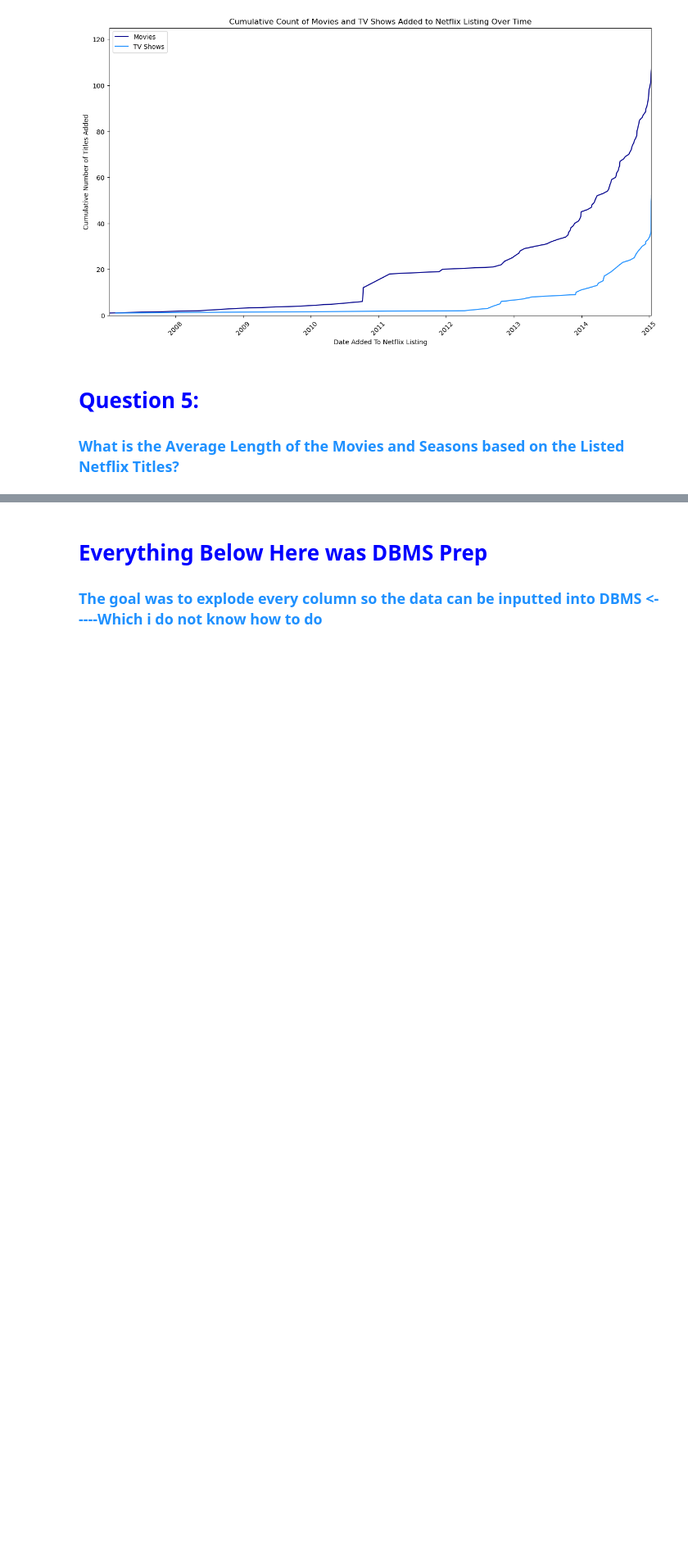
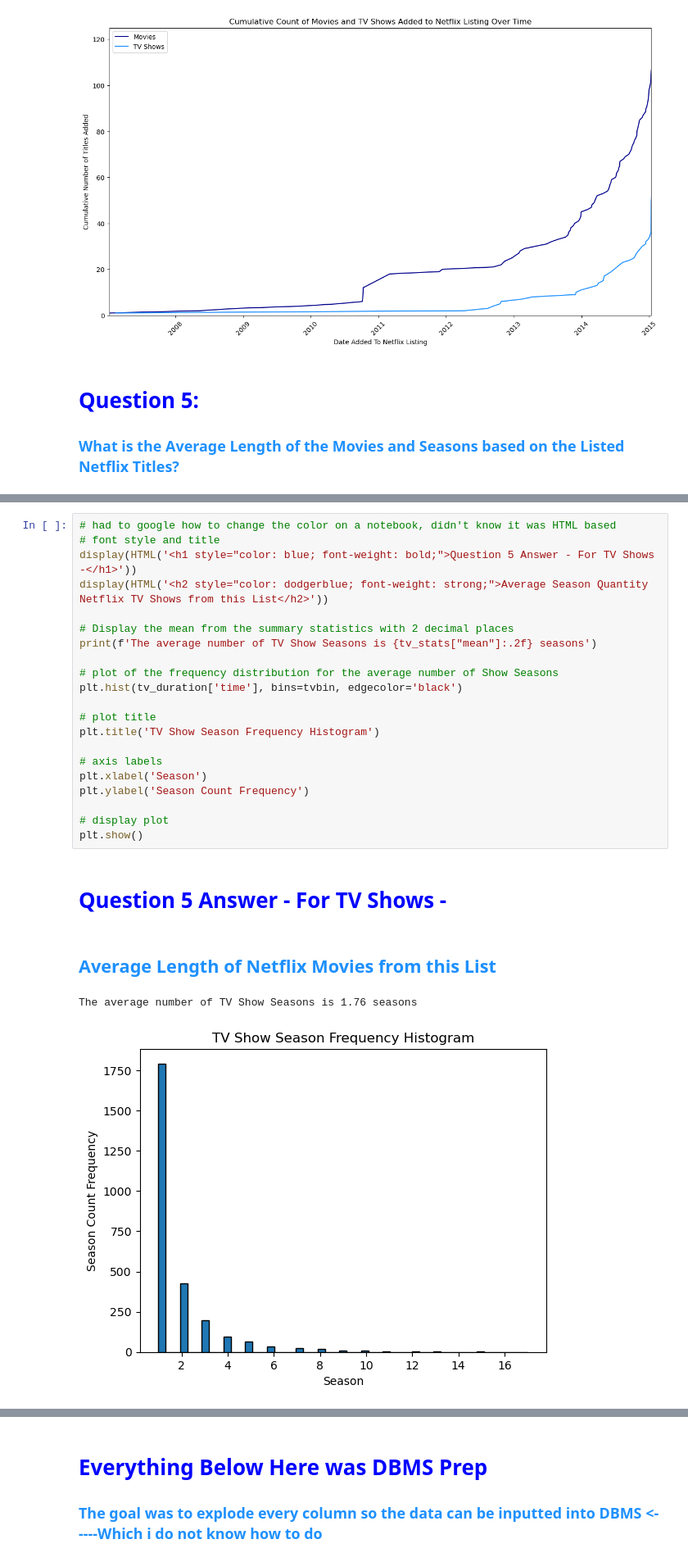
Before and after one commit to jameslaurence82/PythonPandas, a Jupyter notebook: netflixtitles.ipynb, the cells around one changed output, grey strips where cells are left out. Shown at 82% size. Saved outputs shown, nothing was run; the diff lists cells and outputs as text; blank space fills up the shorter version.

```diff
--- a/netflixtitles.ipynb
+++ b/netflixtitles.ipynb
@@ -925,0 +1091,26 @@ tv_duration.head()
+# %%
+# had to google how to change the color on a notebook, didn't know it was HTML based
+# font style and title
+display(HTML('<h1 style="color: blue; font-weight: bold;">Question 5 Answer - For TV Shows -</h1>'))
+display(HTML('<h2 style="color: dodgerblue; font-weight: strong;">Average Season Quantity Netflix TV Shows from this List</h2>'))
+
+# Display the mean from the summary statistics with 2 decimal places
+print(f'The average number of TV Show Seasons is {tv_stats["mean"]:.2f} seasons')
+
+# plot of the frequency distribution for the average number of Show Seasons
+plt.hist(tv_duration['time'], bins=tvbin, edgecolor='black')
+
+# plot title
+plt.title('TV Show Season Frequency Histogram')
+
+# axis labels
+plt.xlabel('Season')
+plt.ylabel('Season Count Frequency')
+
+# display plot
+plt.show()
+# %% [output]
+Question 5 Answer - For TV Shows -
+Average Length of Netflix Movies from this List
+The average number of TV Show Seasons is 1.76 seasons
+[figure, added]
```
Also changed, not shown: parts of 14 cells of this notebook, 3 other files.
